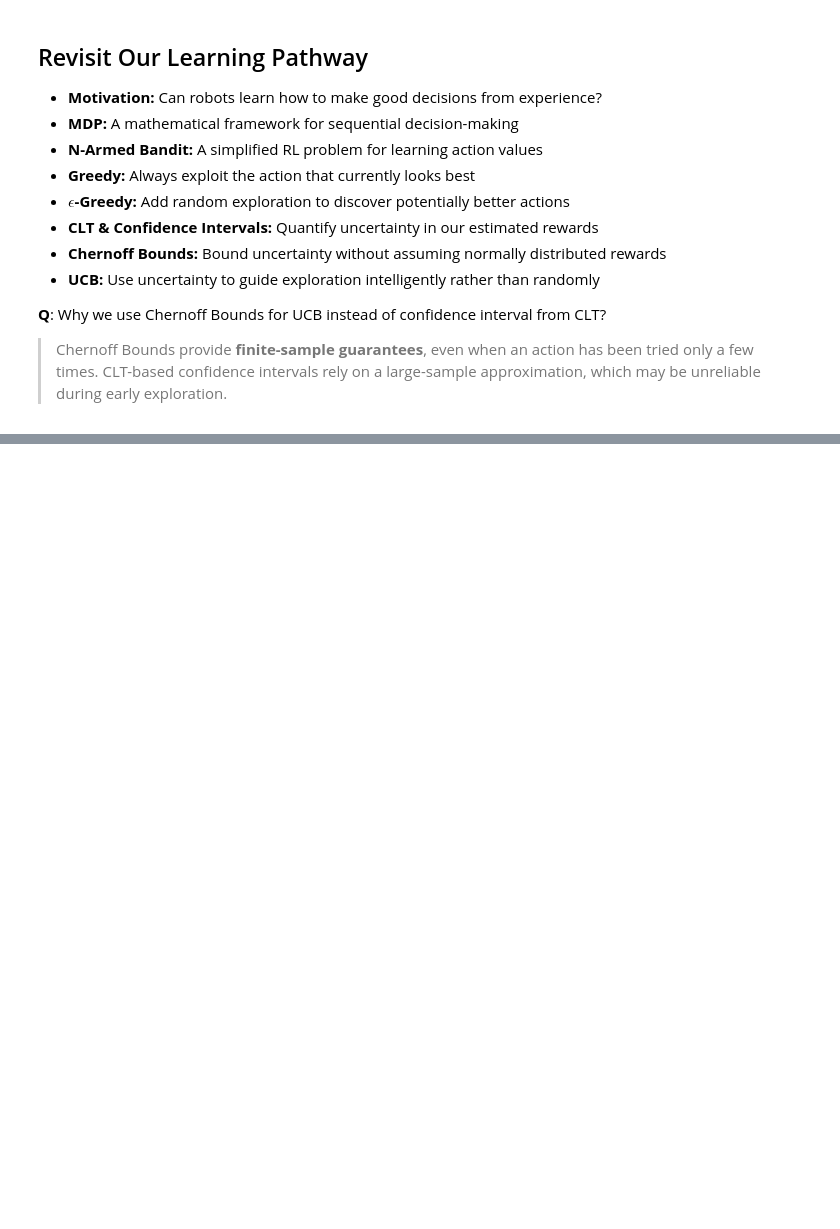
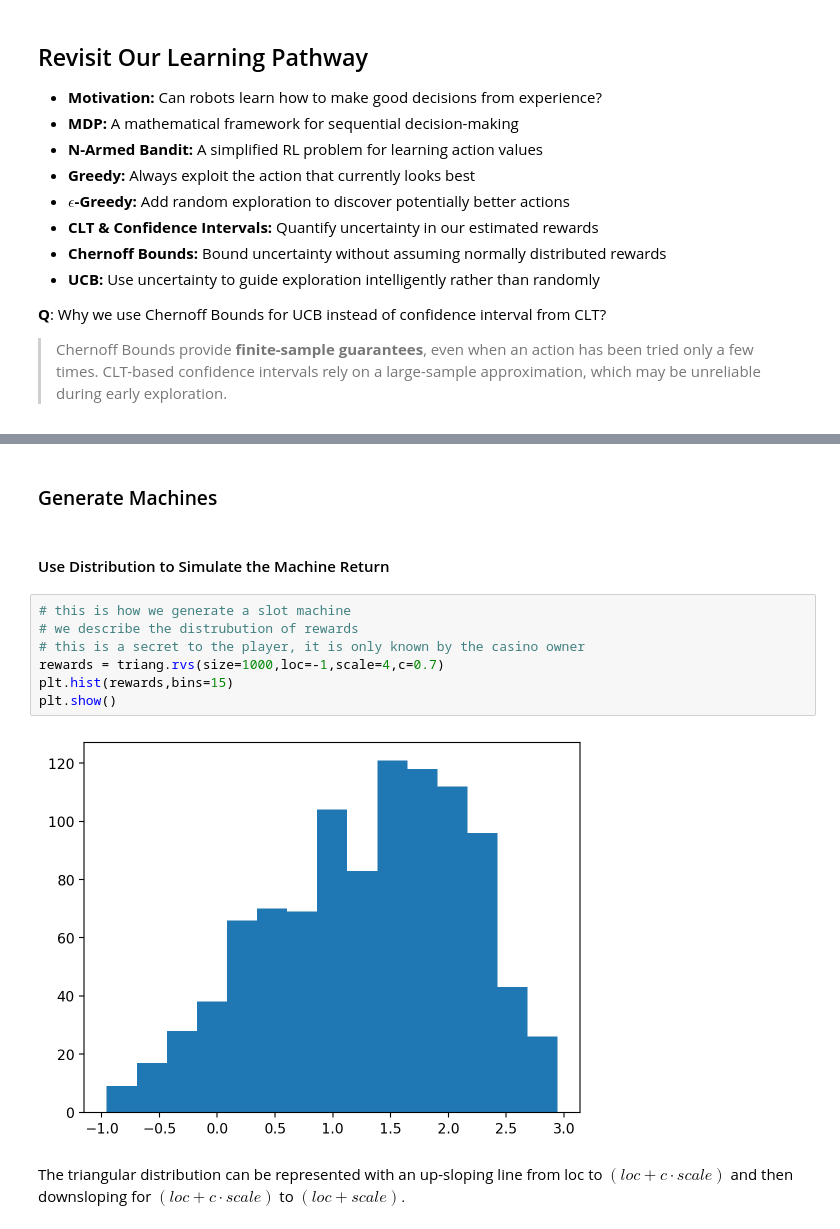
Before and after one commit to yanhai-xiong/DATA301-AML, a Jupyter notebook: Module 2 - Reinforcement Learning and Association Rules/Section 1.1 - Confidence_Intervals_and_Reinforcement_Learning.ipynb, the cells around one changed output, grey strips where cells are left out. Cells and saved outputs as stored; diff of their text form; blank space fills up the shorter version.

```diff
--- a/Module 2 - Reinforcement Learning and Association Rules/Section 1.1 - Confidence_Intervals_and_Reinforcement_Learning.ipynb
+++ b/Module 2 - Reinforcement Learning and Association Rules/Section 1.1 - Confidence_Intervals_and_Reinforcement_Learning.ipynb
@@ -455,0 +376,15 @@ Reinforcement Learning is a powerful and versatile framework that continues to e
+# %% [markdown]
+### Generate Machines
+# %% [markdown]
+#### Use Distribution to Simulate the Machine Return
+# %%
+# this is how we generate a slot machine
+# we describe the distrubution of rewards
+# this is a secret to the player, it is only known by the casino owner
+rewards = triang.rvs(size=1000,loc=-1,scale=4,c=0.7)
+plt.hist(rewards,bins=15)
+plt.show()
+# %% [output]
+[figure, added]
+# %% [markdown]
+The triangular distribution can be represented with an up-sloping line from loc to $(loc + c\cdot scale)$ and then downsloping for $(loc + c\cdot scale)$ to $(loc + scale).$
```
Also changed, not shown: parts of 33 cells of this notebook, 1 other file.
